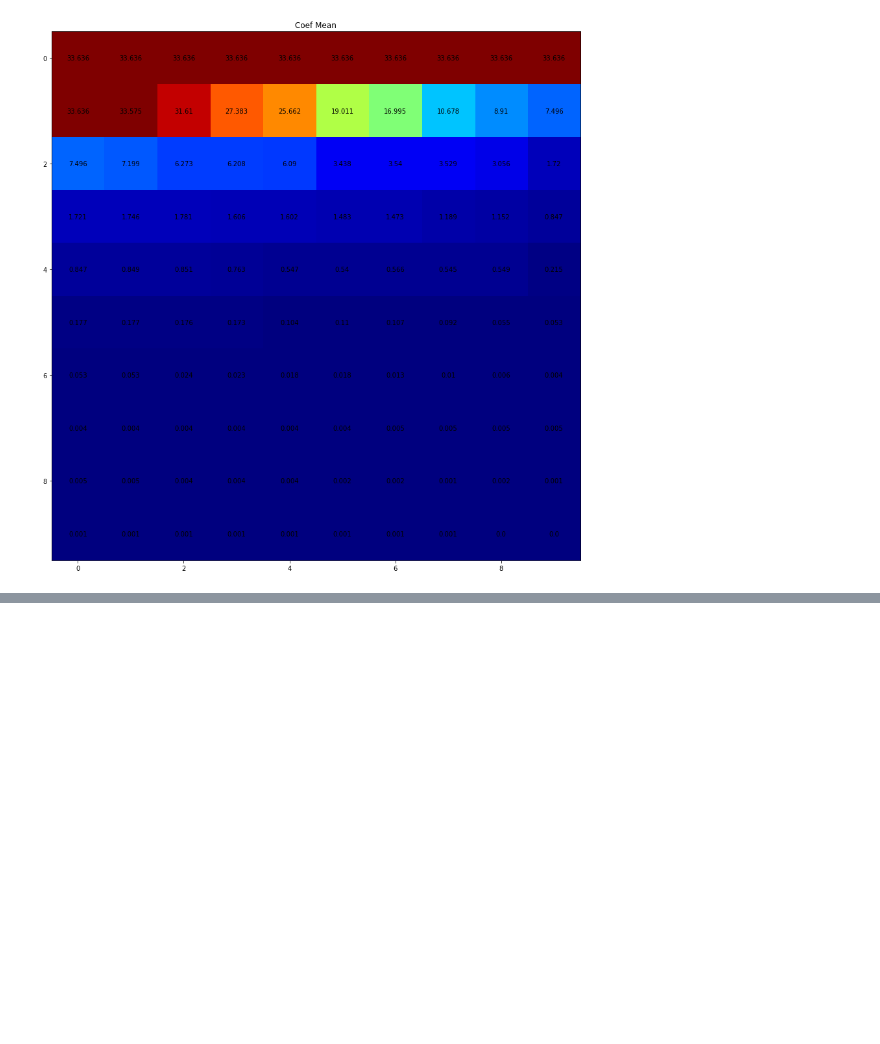
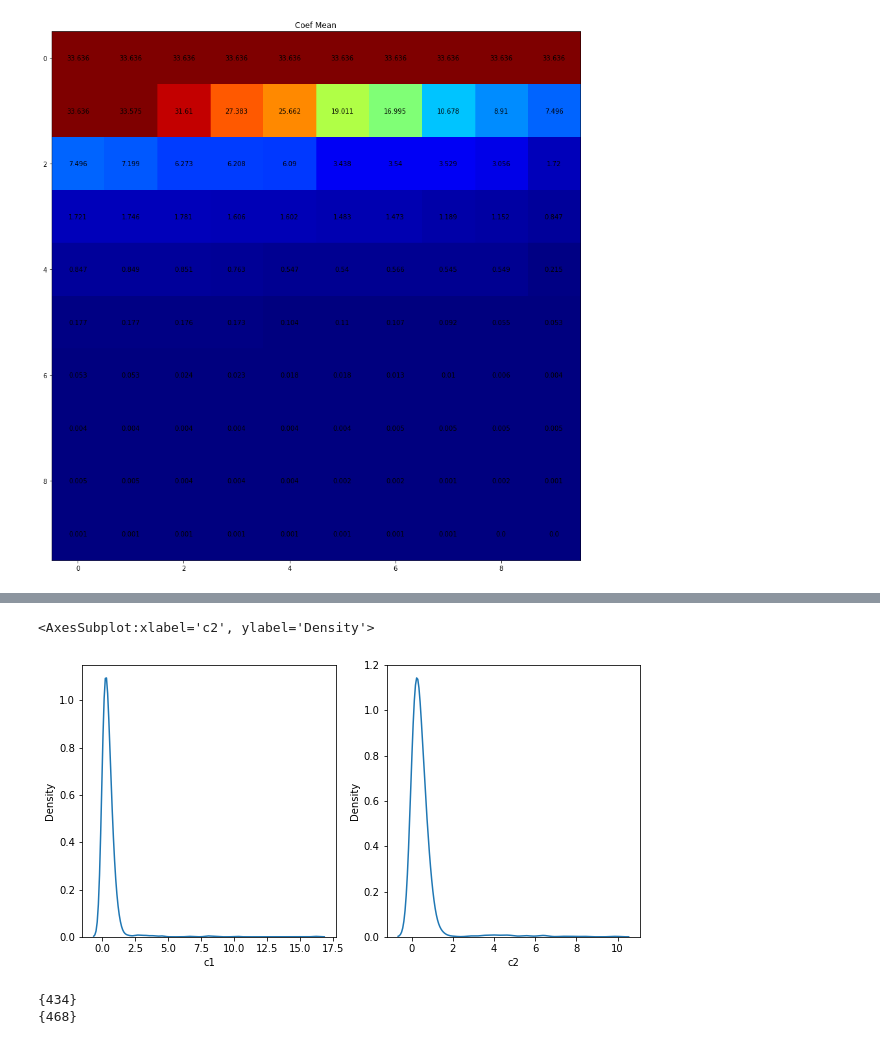
Before and after one commit to Mesmaeeli/MSc-AI, a Jupyter notebook: INM702_Task_2_Outliers.ipynb, the cells around one changed output, grey strips where cells are left out. Drawn from its saved outputs; the diff is of its cells as text; code cells hidden in the pictures; blank space fills up the shorter version.

```diff
--- a/INM702_Task_2_Outliers.ipynb
+++ b/INM702_Task_2_Outliers.ipynb
@@ -151,0 +179,9 @@ for magn in outliers_magnitude:
+# %%
+fig, axes = plt.subplots(1, 2)
+fig.set_figheight(5)
+fig.set_figwidth(10)
+sns.kdeplot(z_score_an.c1,ax = axes[0])
+sns.kdeplot(z_score_an.c2,ax = axes[1])
+# %% [output]
+<AxesSubplot:xlabel='c2', ylabel='Density'>
+[figure, added]
@@ -151,0 +192,9 @@ for magn in outliers_magnitude:
+# %%
+c1_indices = set(tr_df[z_score_an.c1 > 1.5].index)
+c2_indices = set(tr_df[z_score_an.c2 > 1.8].index)
+joint_set  = c1_indices.union(c2_indices)
+print(joint_set.difference(indices_set))
+print(indices_set.difference(joint_set))
+# %% [output]
+{434}
+{468}
```
Also changed, not shown: parts of 4 cells of this notebook.
